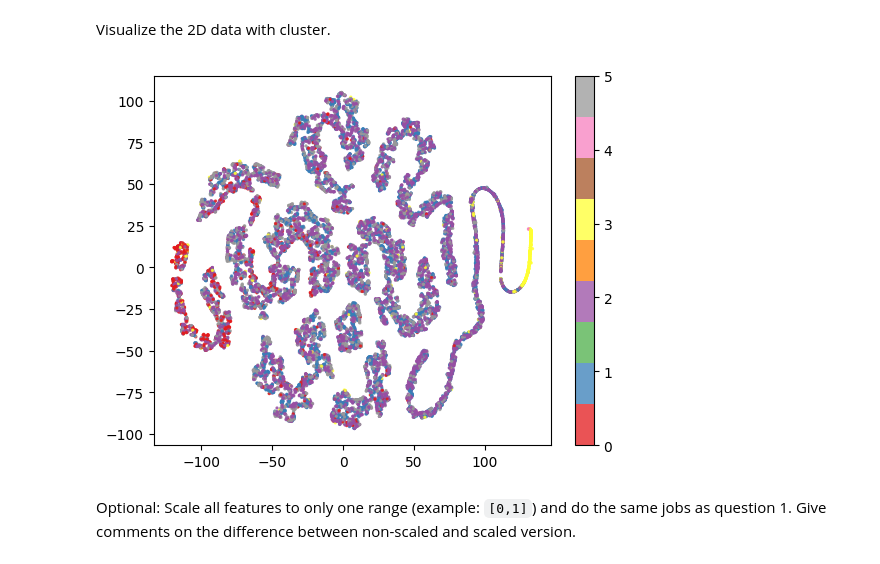
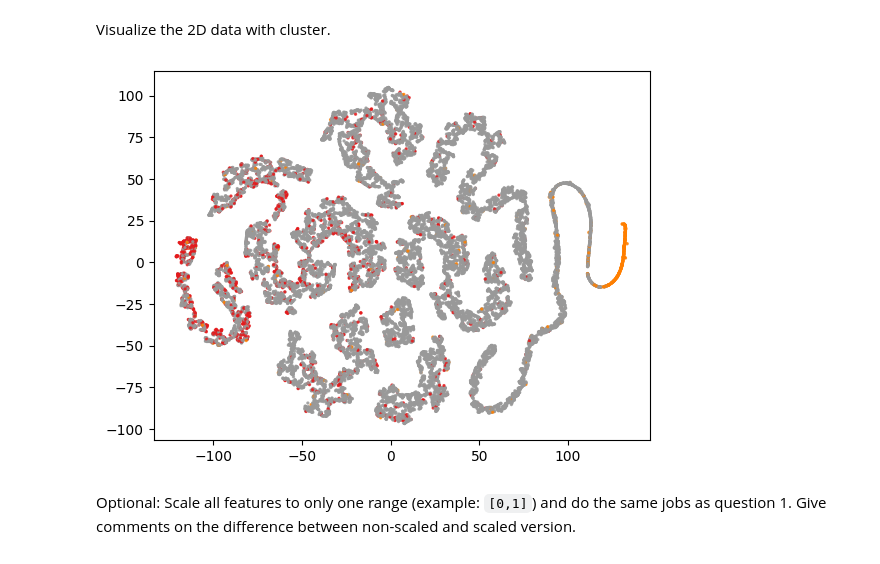
Before and after one commit to ngocngx/Machine-Learning, a Jupyter notebook: ml-2/asm-sub/sub-w04.ipynb, the cells around one changed output. Drawn from its saved outputs; the diff is of its cells as text; code cells hidden in the pictures.

```diff
--- a/ml-2/asm-sub/sub-w04.ipynb
+++ b/ml-2/asm-sub/sub-w04.ipynb
@@ -56,7 +57,7 @@ plot_sillhouette_scores(X)
 Run the GMM clustering algo. After that you should have cluster for all data samples.
 # %%
 # Fit a Gaussian Mixture Model
-gmm = GaussianMixture(n_components=6, random_state=42)
+gmm = GaussianMixture(n_components=3, random_state=42)
 gmm.fit(X)
 
 # Predict the cluster for each data point
@@ -71,10 +72,9 @@ X_tsne = tsne.fit_transform(X)
 Visualize the 2D data with cluster.
 # %%
 plt.scatter(X_tsne[:, 0], X_tsne[:, 1], c=y_cluster_gmm, s=2, alpha=0.75, cmap='Set1')
-plt.colorbar()
 plt.show()
 # %% [output]
-[figure, old version]
+[figure, new version]
 # %% [markdown]
 Optional: Scale all features to only one range (example: `[0,1]`) and do the same jobs as question 1. Give comments on the difference between non-scaled and scaled version.
 # %%
```
Also changed, not shown: parts of 5 cells of this notebook, 11 other files.
